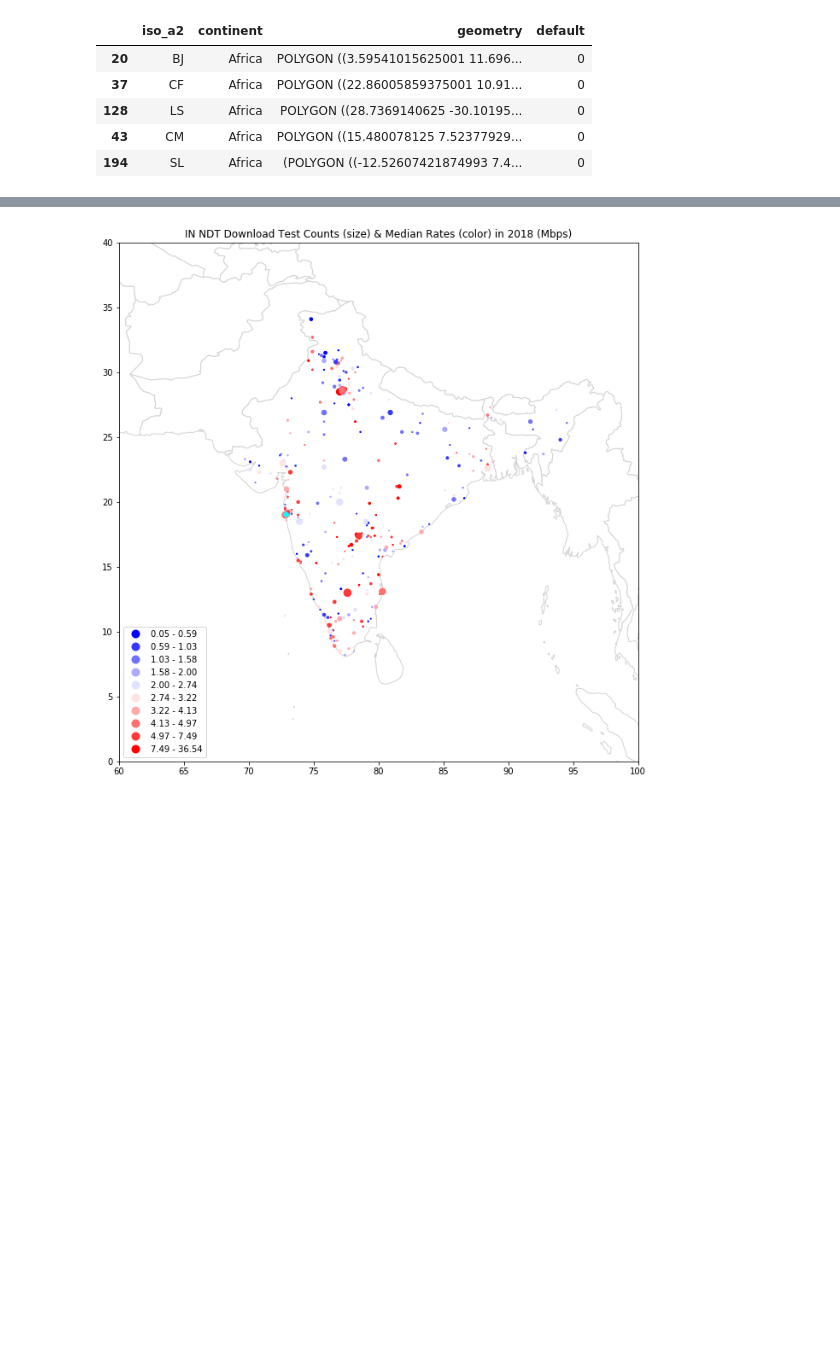
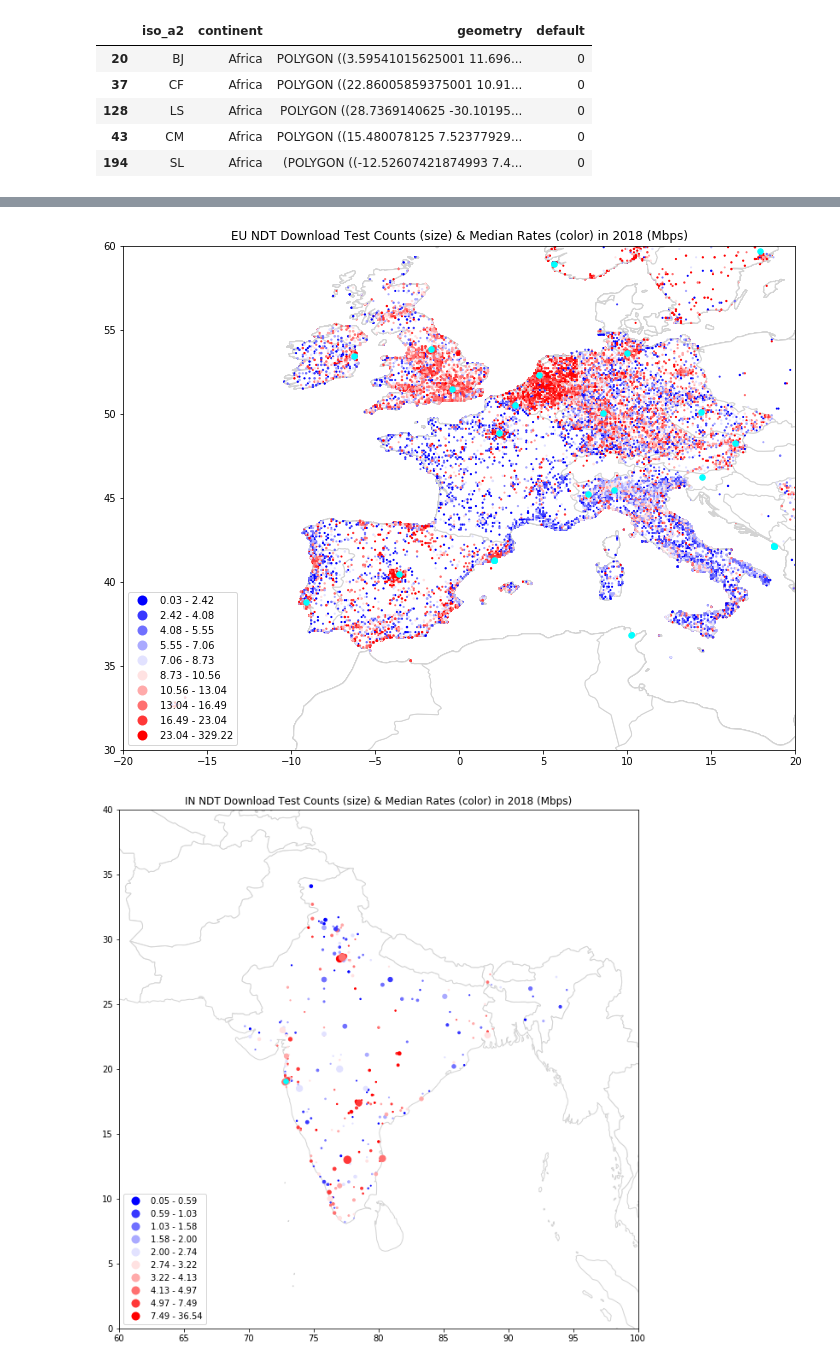
Before and after one commit to stephen-soltesz/ipython-testing, a Jupyter notebook: africa-clients-geolocation.ipynb, the cells around one changed output, grey strips where cells are left out. Saved outputs shown, nothing was run; the diff lists cells and outputs as text; code cells hidden in the pictures; blank space fills up the shorter version.

Commit message:
Add animations

```diff
--- a/africa-clients-geolocation.ipynb
+++ b/africa-clients-geolocation.ipynb
@@ -198,0 +202,31 @@ for cont, ((lon_min, lon_max), (lat_min, lat_max)) in windows.iteritems():
+# %%
+
+fig, ax = plt.subplots(figsize=(10, 10))
+weeks = set(gdf[(gdf.continent_code == 'EU')]['week'])
+#ax = fig.add_subplot(111)
+
+# animation function. This is called sequentially
+def animate(week):
+
+    for cont, ((lon_min, lon_max), (lat_min, lat_max)) in [('EU', windows['EU'])]:
+
+        ax0 = globe.plot(ax=ax, column='default', color='white',
+                         figsize=(10, 10), edgecolor='lightgrey')
+        ax1 = gdf[(gdf.continent_code == cont) & (gdf.week == week)].plot(
+            ax=ax0, column='download_mbps', figsize=(10, 10),
+            cmap='bwr', scheme='Quantiles', k=10,
+            markersize=gdf[(gdf.continent_code == cont) & (gdf.week == week)]['markersize'],
+            legend=True, legend_kwds={"loc": 3},)
+        all_locations.plot(ax=ax1, color='Cyan', markersize=30)
+        ax1.set_title('%s NDT Download Test Counts (size) & Median Rates (color) in 2018 (Mbps)' % cont)
+        ax1.set_xbound(lon_min, lon_max)
+        ax1.set_ybound(lat_min, lat_max)
+        ax1.get_figure().tight_layout(rect=[0, 0.03, 1, 0.95])
+    return
+
+anim = animation.FuncAnimation(fig, animate, frames=weeks, interval=500) # , blit=True)
+#rc('animation', html='html5')
+#anim
+#fig.clear()
+HTML(anim.to_html5_video())
+# %% [output]
@@ -199,3 +234,4 @@ for cont, ((lon_min, lon_max), (lat_min, lat_max)) in windows.iteritems():
+[figure, added]
 # %%
 for cont, ((lon_min, lon_max), (lat_min, lat_max)) in [('IN', ((60, 100), (0, 40)))]:
     ax0 = globe.plot(column='default', color='white', figsize=(19, 10), edgecolor='lightgrey') # , figsize=figsize)
```
Also changed, not shown: parts of 6 cells of this notebook.
